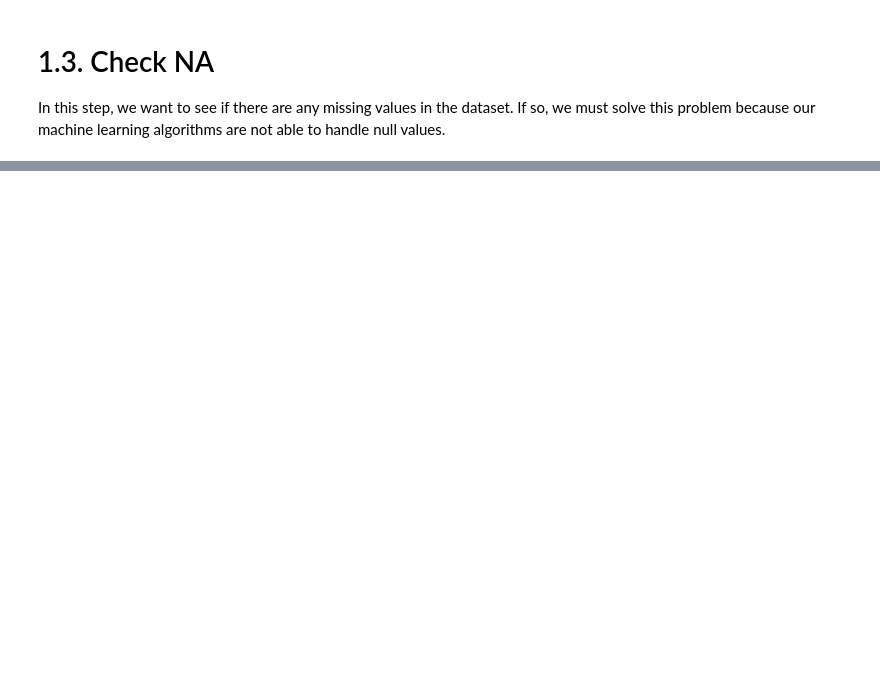
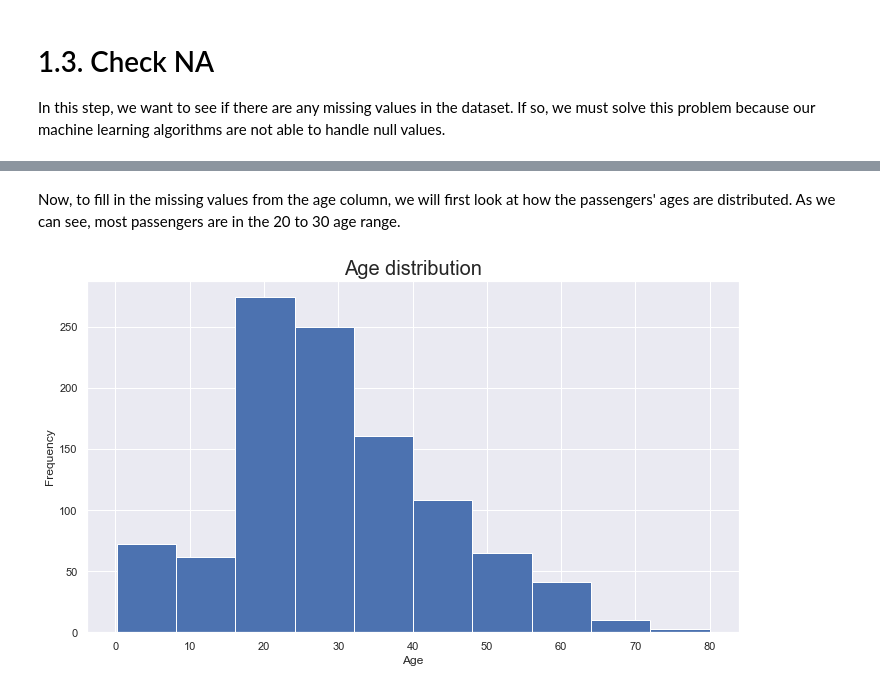
Before and after one commit to endhel/Prediction-of-the-Survivors-Titanic, a Jupyter notebook: Prediction-of-the-Survivors-Titanic.ipynb, the cells around one changed output, grey strips where cells are left out. Cells and saved outputs as stored; diff of their text form; code cells hidden in the pictures; blank space fills up the shorter version.

```diff
--- a/Prediction-of-the-Survivors-Titanic.ipynb
+++ b/Prediction-of-the-Survivors-Titanic.ipynb
@@ -187,0 +204,22 @@ We'll explain how to solve the problem in each variable.
+# %%
+# Cabin
+df1.drop( 'Cabin', axis=1, inplace=True )
+
+# Fare
+df1['Fare'].fillna( format( np.mean( df1['Fare'] ), ".4f" ), inplace=True )
+
+# Embarked
+df1['Embarked'].fillna( df1['Embarked'].mode()[0], inplace=True )
+# %% [markdown]
+Now, to fill in the missing values from the age column, we will first look at how the passengers' ages are distributed. As we can see, most passengers are in the 20 to 30 age range.
+# %%
+fig, ax = subplots( figsize=(10, 6) )
+
+ax.hist( 'Age', data=df1 )
+ax.set_title( 'Age distribution', fontsize=20 )
+ax.set_xlabel( 'Age' )
+ax.set_ylabel( 'Frequency' )
+
+plt.tight_layout()
+# %% [output]
+[figure, added]
```
Also changed, not shown: parts of 19 cells of this notebook.
